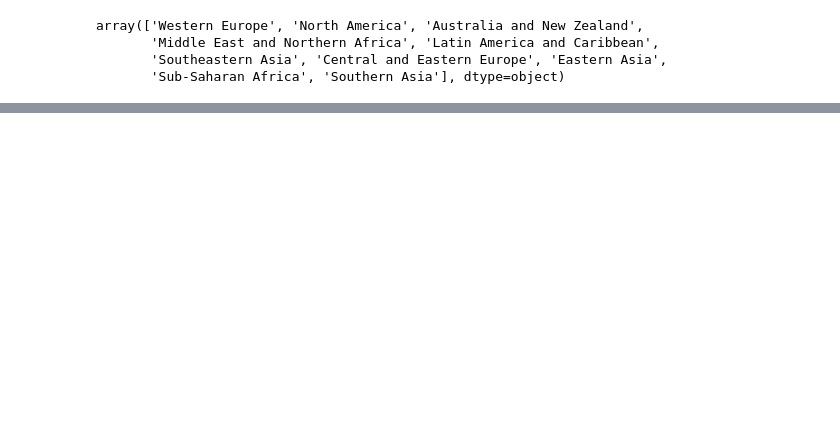
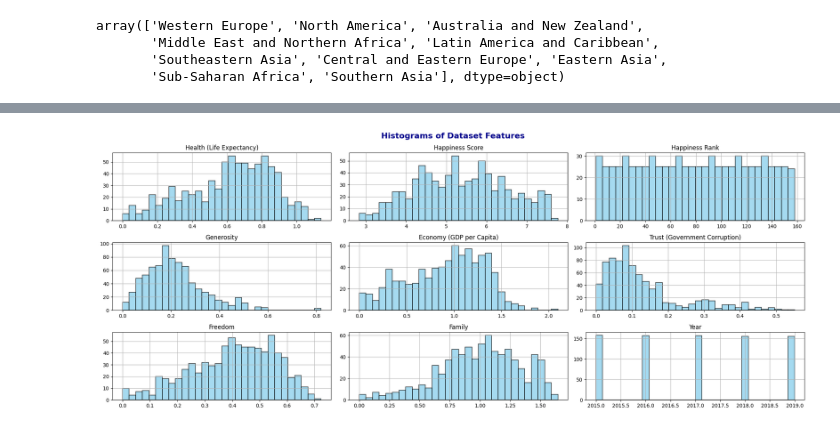
Before and after one commit to JuanDavidDazaR/workshop3-happiness-streaming, a Jupyter notebook: notebooks/001_EDA.ipynb, the cells around one changed output, grey strips where cells are left out. Cells and saved outputs as stored; diff of their text form; code cells hidden in the pictures; blank space fills up the shorter version.

```diff
--- a/notebooks/001_EDA.ipynb
+++ b/notebooks/001_EDA.ipynb
@@ -112,0 +797,8 @@ array(['Western Europe', 'North America', 'Australia and New Zealand',
+# %%
+df_unido.hist(figsize=(20 ,8), bins=30, color="skyblue", edgecolor="black", alpha=0.75, grid=True, linewidth=1.2)
+plt.suptitle("Histograms of Dataset Features", fontsize=16, fontweight="bold", color="darkblue")
+plt.tight_layout()
+
+plt.show()
+# %% [output]
+[figure, added]
```
Also changed, not shown: parts of 77 cells of this notebook.
